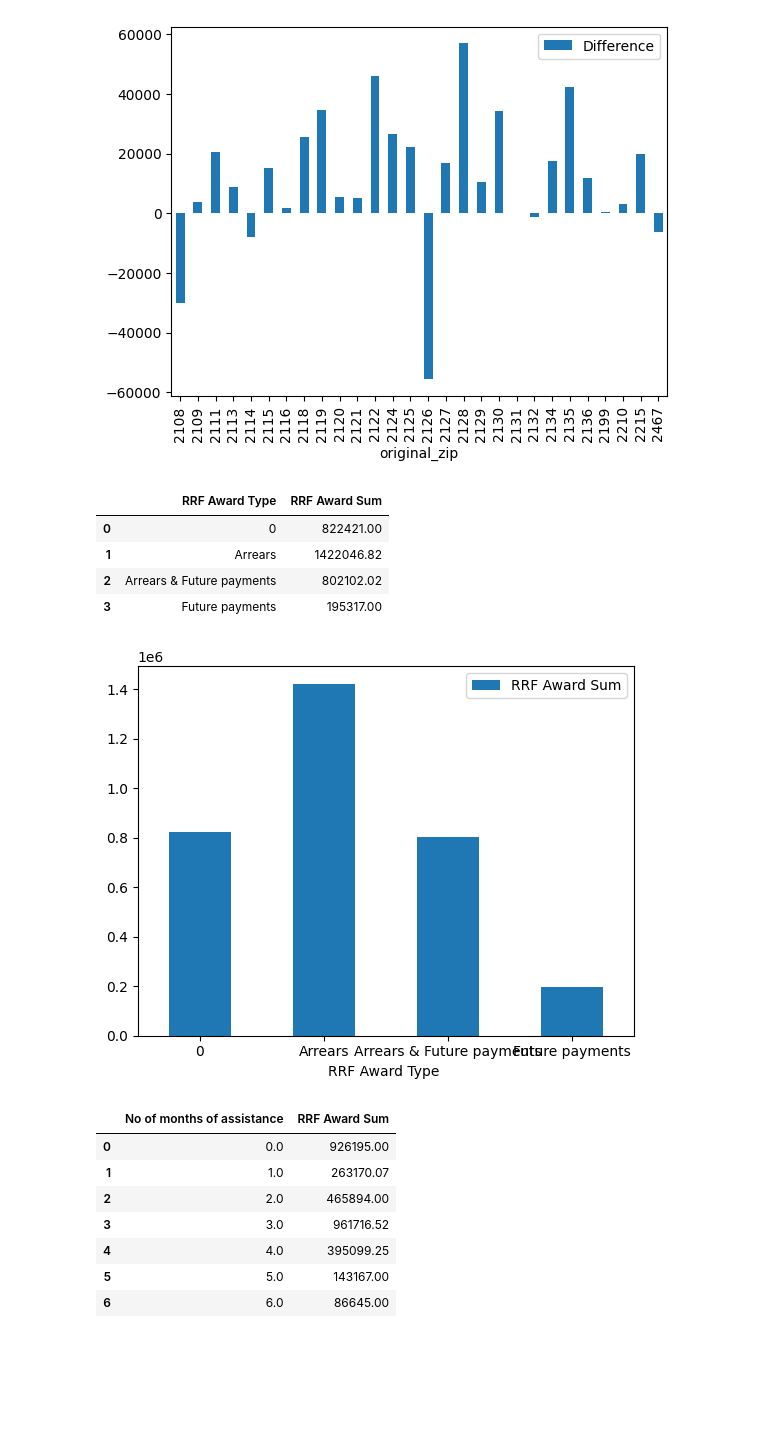
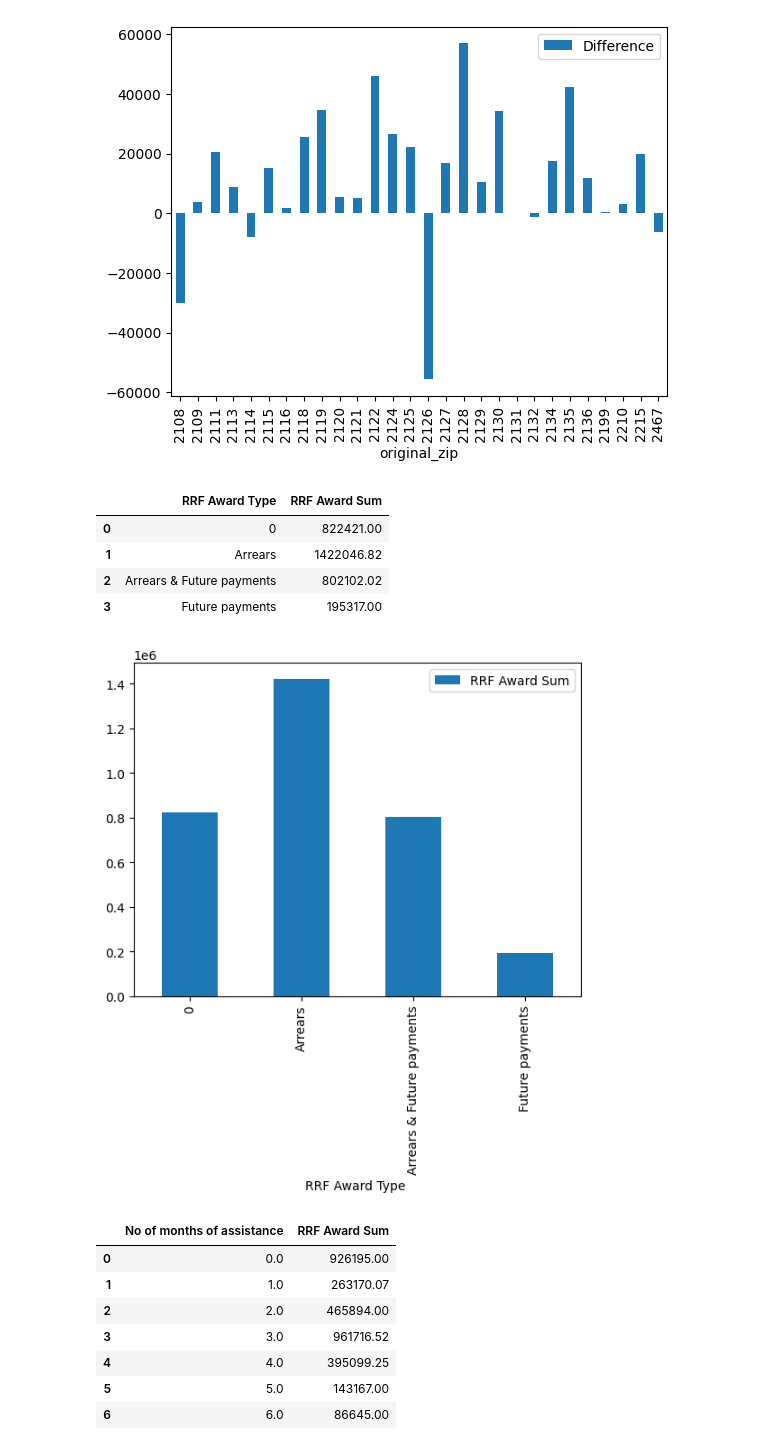
Before and after one commit to BU-Spark/ds-councilor-mejia-city-services, a Jupyter notebook: fall22-team-5/deliverables/deliverable1/RRF/RRF.ipynb, the cells around one changed output. Cells and saved outputs as stored; diff of their text form; code cells hidden in the pictures; blank space fills up the shorter version.

```diff
--- a/fall22-team-5/deliverables/deliverable1/RRF/RRF.ipynb
+++ b/fall22-team-5/deliverables/deliverable1/RRF/RRF.ipynb
@@ -194,15 +194,15 @@ df5
 # %%
 df2 = redacted_df[['RRF Award Amount ', 'RRF Award Type ']]
 df2 = df2.groupby('RRF Award Type ')['RRF Award Amount '].sum().reset_index(name='RRF Award Sum')
-df2.plot.bar(x='RRF Award Type ', y='RRF Award Sum', rot=0)
+df2.plot.bar(x='RRF Award Type ', y='RRF Award Sum')
 df2
 # %% [output]
 |  | RRF Award Type | RRF Award Sum |
 | 0 | 0 | 822421.00 |
 | 1 | Arrears | 1422046.82 |
 | 2 | Arrears & Future payments | 802102.02 |
 | 3 | Future payments | 195317.00 |
-[figure, old version]
+[figure, new version]
 # %%
 df3 = redacted_df[['RRF Award Amount ', 'No of months of assistance']]
 df3 = df3.groupby('No of months of assistance')['RRF Award Amount '].sum().reset_index(name='RRF Award Sum')
```
Also changed, not shown: parts of 8 cells of this notebook, 1 other file.
